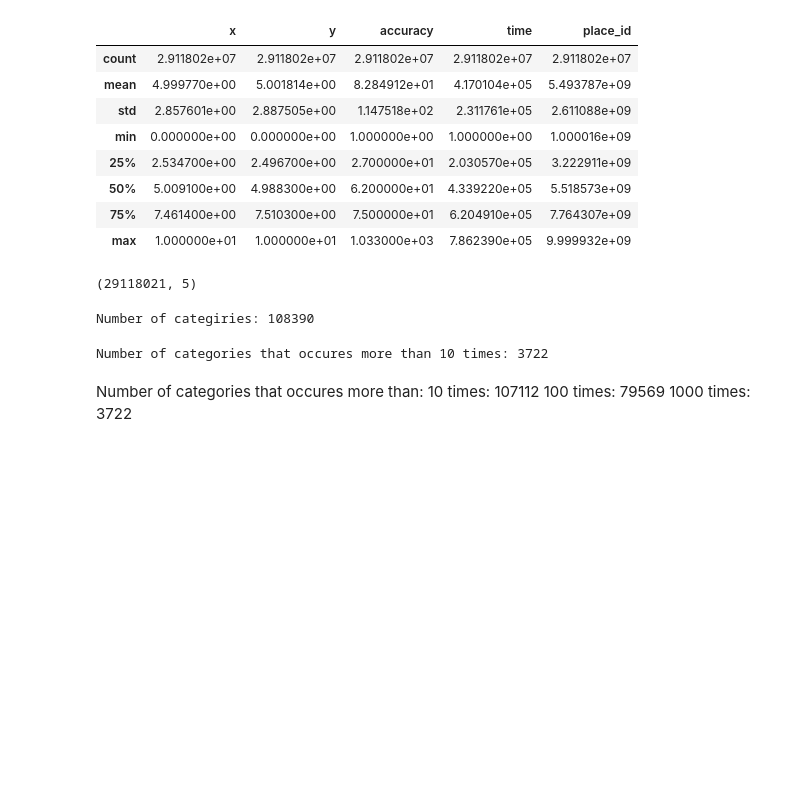
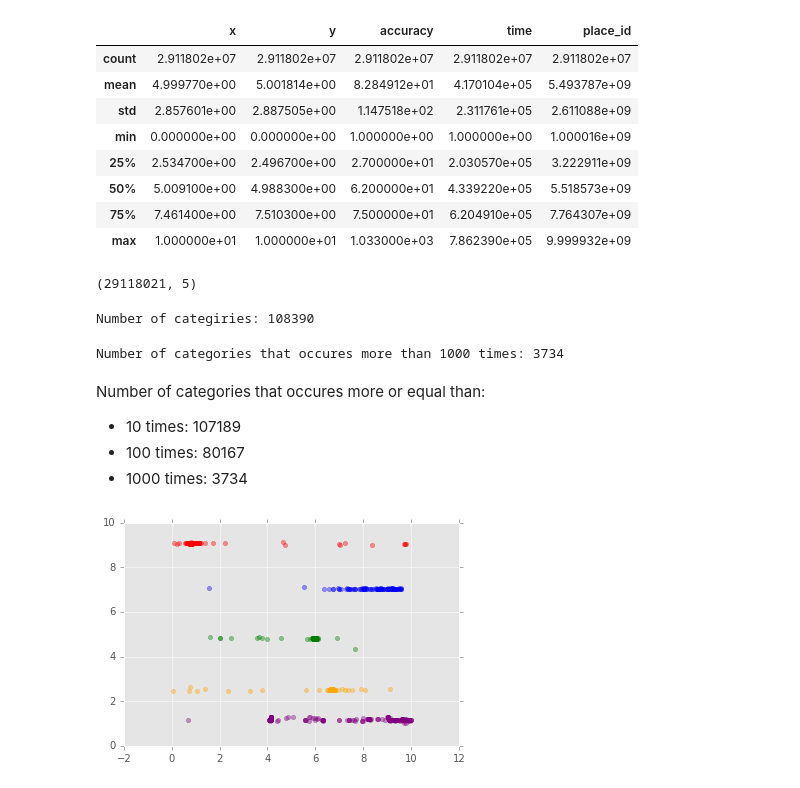
Before and after one commit to re9ulus/data_science_snippets, a Jupyter notebook: eda/Fb_contest.ipynb, the cells around one changed output. Drawn from its saved outputs; the diff is of its cells as text; code cells hidden in the pictures; blank space fills up the shorter version.

Commit message:
Have found linear separation of place_ids by coords and time.

```diff
--- a/eda/Fb_contest.ipynb
+++ b/eda/Fb_contest.ipynb
@@ -48,16 +48,26 @@ counted_values = data['place_id'].value_counts()
 # %%
 num = 0
 for key, val in counted_values.iteritems():
-    if val > 1000:
-        num += 1
-    else:
+    if val < 1000:
         break
+    num += 1
 
-print('Number of categories that occures more than 10 times: {0}').format(num)
+print('Number of categories that occures more than 1000 times: {0}').format(num)
 # %% [output]
-Number of categories that occures more than 10 times: 3722
+Number of categories that occures more than 1000 times: 3734
 # %% [markdown]
-Number of categories that occures more than:
-10 times: 107112
-100 times: 79569
-1000 times: 3722
+Number of categories that occures more or equal than:
+* 10 times: 107189
+* 100 times: 80167
+* 1000 times: 3734
+# %%
+nrows = 10000
+ids = [8523065625, 1757726713, 1137537235, 6567393236, 7440663949]
+colors = ['red', 'green', 'blue', 'orange', 'purple']
+
+for i, c in zip(ids, colors):
+    plot_data = data[data['place_id'] == i]
+    plt.scatter(plot_data['x'][:nrows], plot_data['y'][:nrows],
+                color=c, alpha=0.4)
+# %% [output]
+[figure, added]
```
Also changed, not shown: parts of 3 cells of this notebook.
